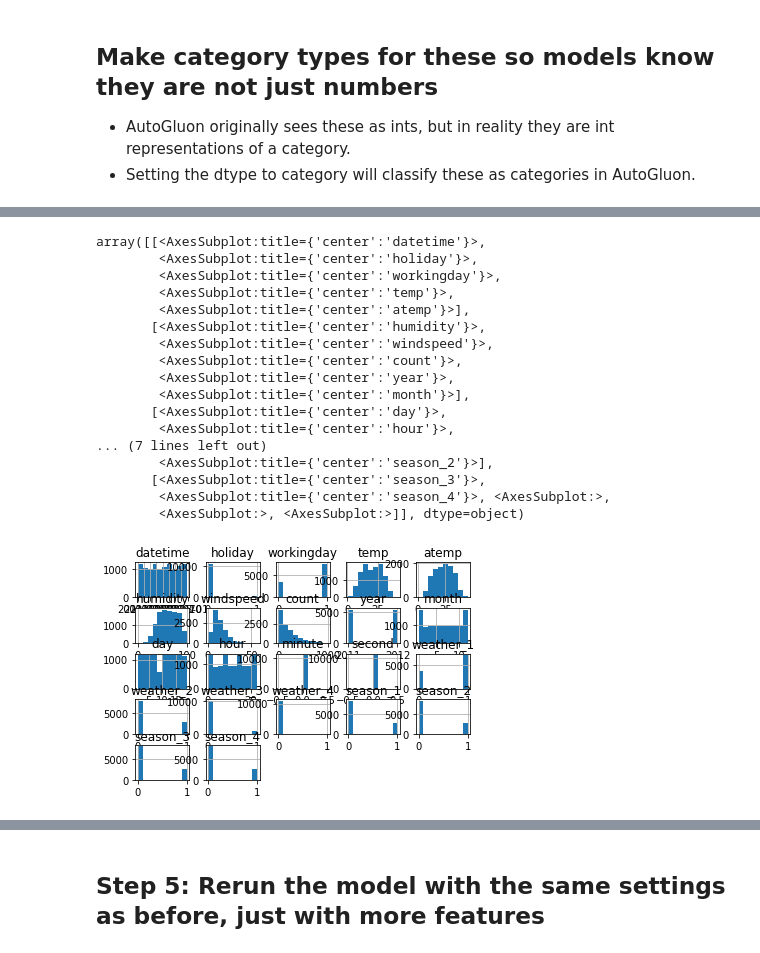
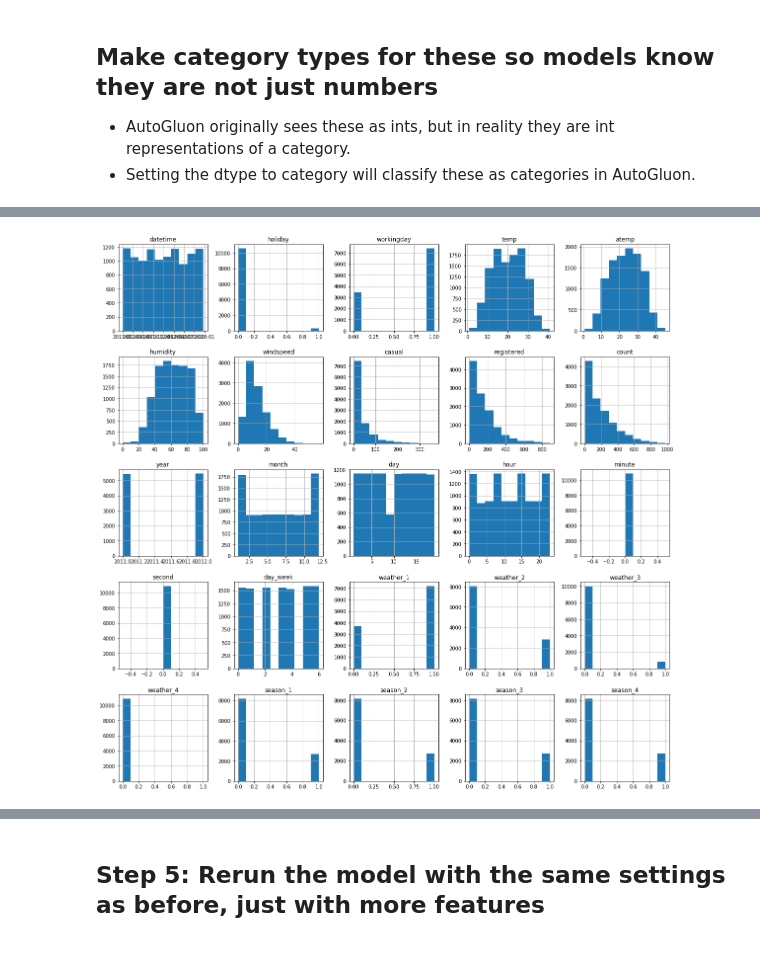
Before and after one commit to milo007R/milo007R-Predict-Bike-Sharing-Demand-with-AutoGluon, a Jupyter notebook: project-template.ipynb, the cells around one changed output, grey strips where cells are left out. Cells and saved outputs as stored; diff of their text form; code cells hidden in the pictures.

```diff
--- a/project-template.ipynb
+++ b/project-template.ipynb
@@ -139,7 +148,7 @@ Note: you may need to restart the kernel to use updated packages.
 # %%
 # Create the train dataset in pandas by reading the csv
 # Set the parsing of the datetime column so you can use some of the `dt` features in pandas later
-train = pd.read_csv("train.csv")
+train = pd.read_csv("train.csv", parse_dates=["datetime"])
 train.head()
 # %% [output]
 |  | datetime | season | holiday | workingday | weather | temp | atemp | humidity | windspeed | casual | ... |
@@ -184,6 +193,6 @@ submission.head()
 | 3 | 2011-01-20 03:00:00 | 0 |
 | 4 | 2011-01-20 04:00:00 | 0 |
 # %%
-train.drop('casual', inplace=True, axis=1)
-train.drop('registered', inplace=True, axis=1)
-train.head()
+#train.drop('casual', inplace=True, axis=1)
+#train.drop('registered', inplace=True, axis=1)
+#train.head()
@@ -349,7 +366,7 @@ array([[<AxesSubplot:title={'center':'season'}>,
 # %%
 # create a new feature
-train.loc[:,"datetime"] = pd.to_datetime(train.loc[:,"datetime"])
-test.loc[:,"datetime"] = pd.to_datetime(test.loc[:,"datetime"])
+#train.loc[:,"datetime"] = pd.to_datetime(train.loc[:,"datetime"])
+#test.loc[:,"datetime"] = pd.to_datetime(test.loc[:,"datetime"])
 # %%
 train["year"] = train.datetime.dt.year
 train["month"] = train.datetime.dt.month
@@ -357,5 +374,6 @@ train["day"] = train.datetime.dt.day
 train["hour"] = train.datetime.dt.hour
 train["minute"] = train.datetime.dt.minute
 train["second"] = train.datetime.dt.second
+train["day_week"] = train.datetime.dt.dayofweek
 train.head()
 # %% [output]
@@ -443,25 +462,8 @@ memory usage: 723.4 KB
 # %%
 # View histogram of all features again now with the hour feature
-train.hist()
+train.hist(figsize=(20,20));
 # %% [output]
-array([[<AxesSubplot:title={'center':'datetime'}>,
-        <AxesSubplot:title={'center':'holiday'}>,
-        <AxesSubplot:title={'center':'workingday'}>,
-        <AxesSubplot:title={'center':'temp'}>,
-        <AxesSubplot:title={'center':'atemp'}>],
-       [<AxesSubplot:title={'center':'humidity'}>,
-        <AxesSubplot:title={'center':'windspeed'}>,
-        <AxesSubplot:title={'center':'count'}>,
-        <AxesSubplot:title={'center':'year'}>,
-        <AxesSubplot:title={'center':'month'}>],
-       [<AxesSubplot:title={'center':'day'}>,
-        <AxesSubplot:title={'center':'hour'}>,
-... (7 lines left out)
-        <AxesSubplot:title={'center':'season_2'}>],
-       [<AxesSubplot:title={'center':'season_3'}>,
-        <AxesSubplot:title={'center':'season_4'}>, <AxesSubplot:>,
-        <AxesSubplot:>, <AxesSubplot:>]], dtype=object)
-[figure, old version]
+[figure, new version]
 # %%
 train.drop('datetime', inplace=True, axis=1)
 train.drop('season', inplace=True, axis=1)
```
Also changed, not shown: parts of 38 cells of this notebook, 2 other files.
